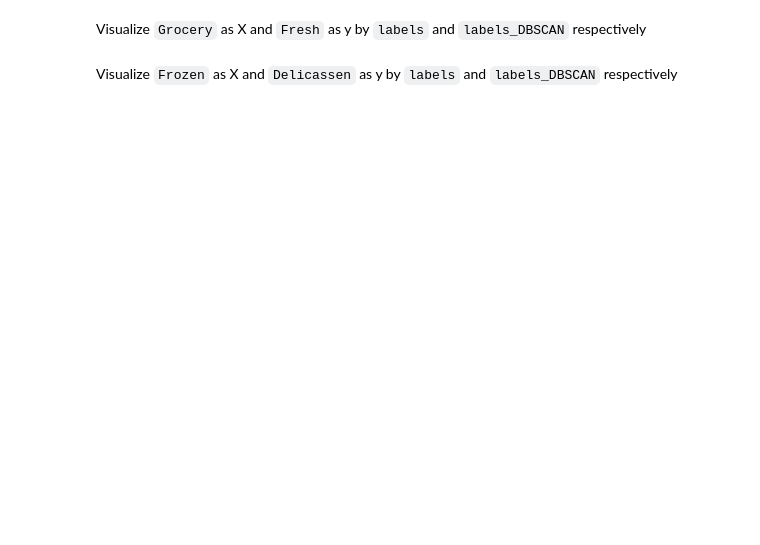
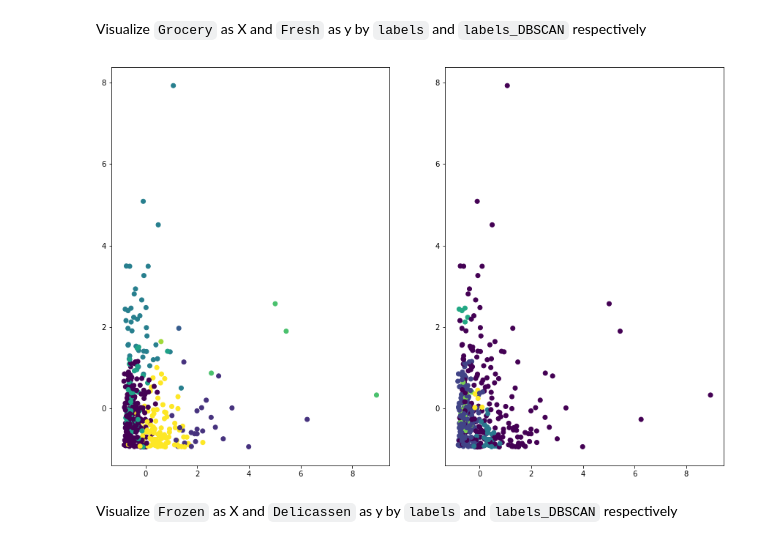
Before and after one commit to AlexMndzF/datamad1019, a Jupyter notebook: module-3/lab-unsupervised-learning/your-code/main.ipynb, the cells around one changed output. Drawn from its saved outputs; the diff is of its cells as text; code cells hidden in the pictures; blank space fills up the shorter version.

```diff
--- a/module-3/lab-unsupervised-learning/your-code/main.ipynb
+++ b/module-3/lab-unsupervised-learning/your-code/main.ipynb
@@ -254,2 +252,19 @@ Visualize `Grocery` as X and `Fresh` as y by `labels` and `labels_DBSCAN` respec
+# %%
+# Your code here:
+x = customers_scaler.Grocery
+y = customers_scaler.Fresh
+
+plt.figure(figsize=(15,10))
+plt.subplot(1,2,1)
+color = customers_scaler.labels
+plt.scatter(x,y,c=color)
+
+color = customers_scaler.labels_DBSCAN
+plt.subplot(1,2,2)
+plt.scatter(x,y,c=color)
+
+plt.show()
+# %% [output]
+[figure, added]
 # %% [markdown]
 Visualize `Frozen` as X and `Delicassen` as y by `labels` and `labels_DBSCAN` respectively
```
Also changed, not shown: parts of 6 cells of this notebook.
